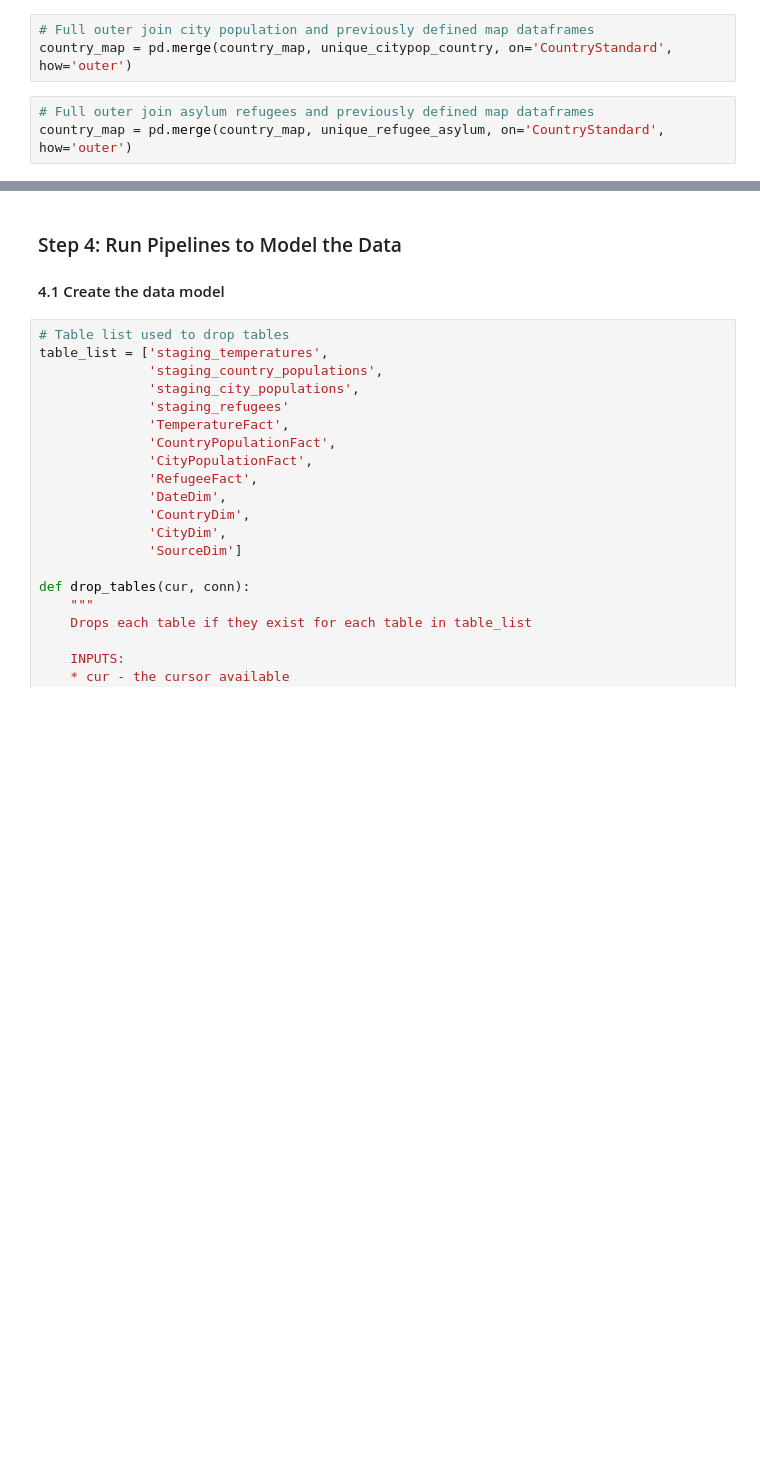
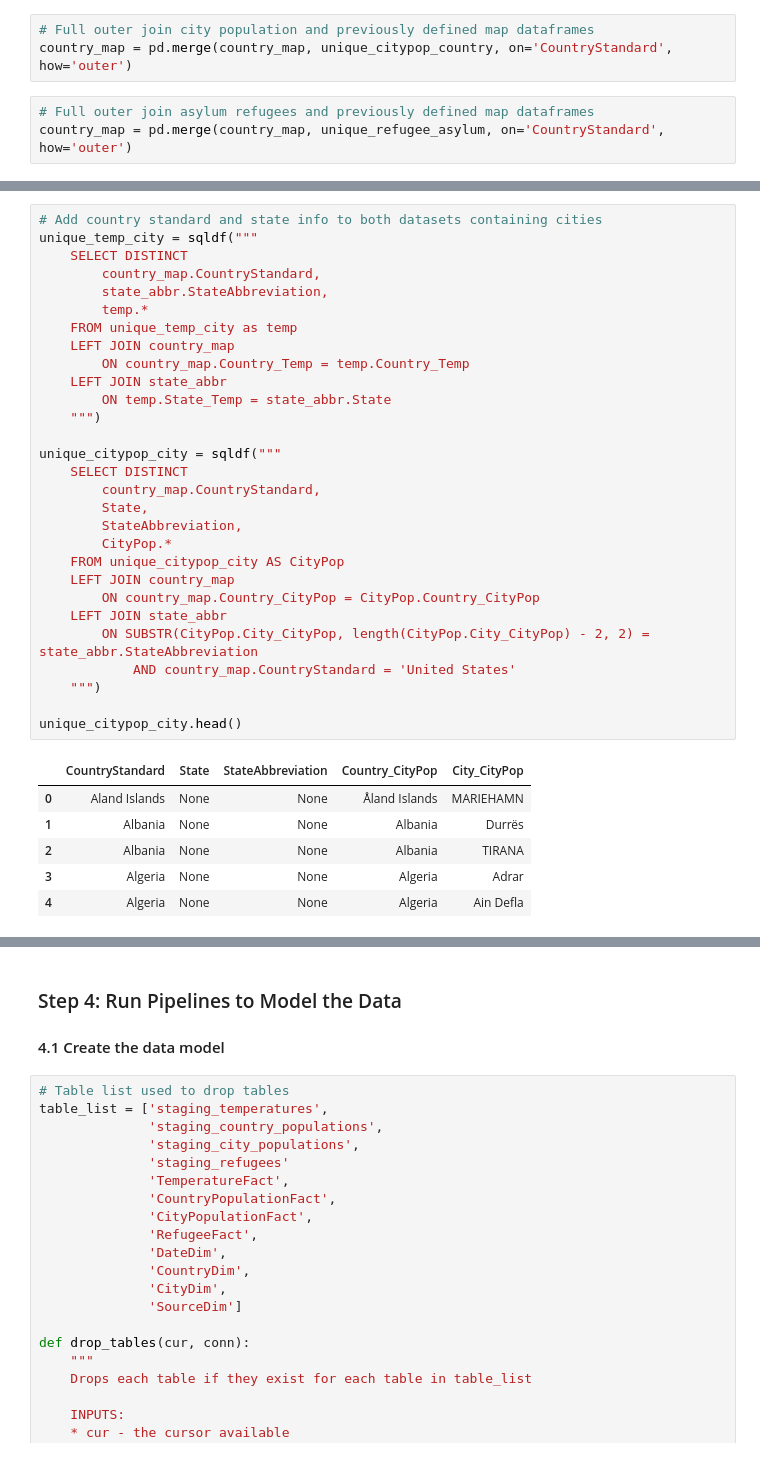
Before and after one commit to DonDuPontII/Data-Engineering-Udacity-Projects, a Jupyter notebook: Capstone-Project.ipynb, the cells around one changed output, grey strips where cells are left out. Drawn from its saved outputs; the diff is of its cells as text; blank space fills up the shorter version.

```diff
--- a/Capstone-Project.ipynb
+++ b/Capstone-Project.ipynb
@@ -662,0 +664,36 @@ sqldf("""
+# %%
+# Add country standard and state info to both datasets containing cities
+unique_temp_city = sqldf("""
+    SELECT DISTINCT
+        country_map.CountryStandard,
+        state_abbr.StateAbbreviation,
+        temp.*
+    FROM unique_temp_city as temp
+    LEFT JOIN country_map
+        ON country_map.Country_Temp = temp.Country_Temp
+    LEFT JOIN state_abbr
+        ON temp.State_Temp = state_abbr.State
+    """)
+
+unique_citypop_city = sqldf("""
+    SELECT DISTINCT
+        country_map.CountryStandard,
+        State,
+        StateAbbreviation,
+        CityPop.*
+    FROM unique_citypop_city AS CityPop
+    LEFT JOIN country_map
+        ON country_map.Country_CityPop = CityPop.Country_CityPop
+    LEFT JOIN state_abbr
+        ON SUBSTR(CityPop.City_CityPop, length(CityPop.City_CityPop) - 2, 2) = state_abbr.StateAbbreviation
+            AND country_map.CountryStandard = 'United States'
+    """)
+
+unique_citypop_city.head()
+# %% [output]
+|  | CountryStandard | State | StateAbbreviation | Country_CityPop | City_CityPop |
+| 0 | Aland Islands | None | None | Åland Islands | MARIEHAMN |
+| 1 | Albania | None | None | Albania | Durrës |
+| 2 | Albania | None | None | Albania | TIRANA |
+| 3 | Algeria | None | None | Algeria | Adrar |
+| 4 | Algeria | None | None | Algeria | Ain Defla |
```
Also changed, not shown: parts of 20 cells of this notebook.
